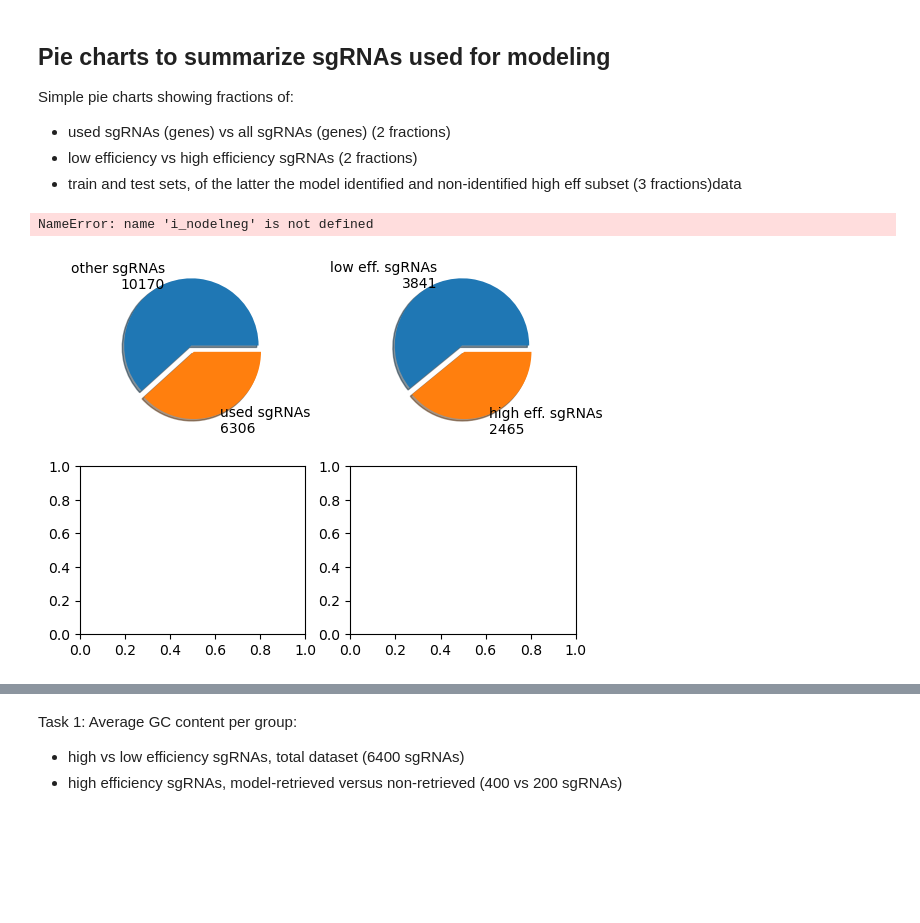
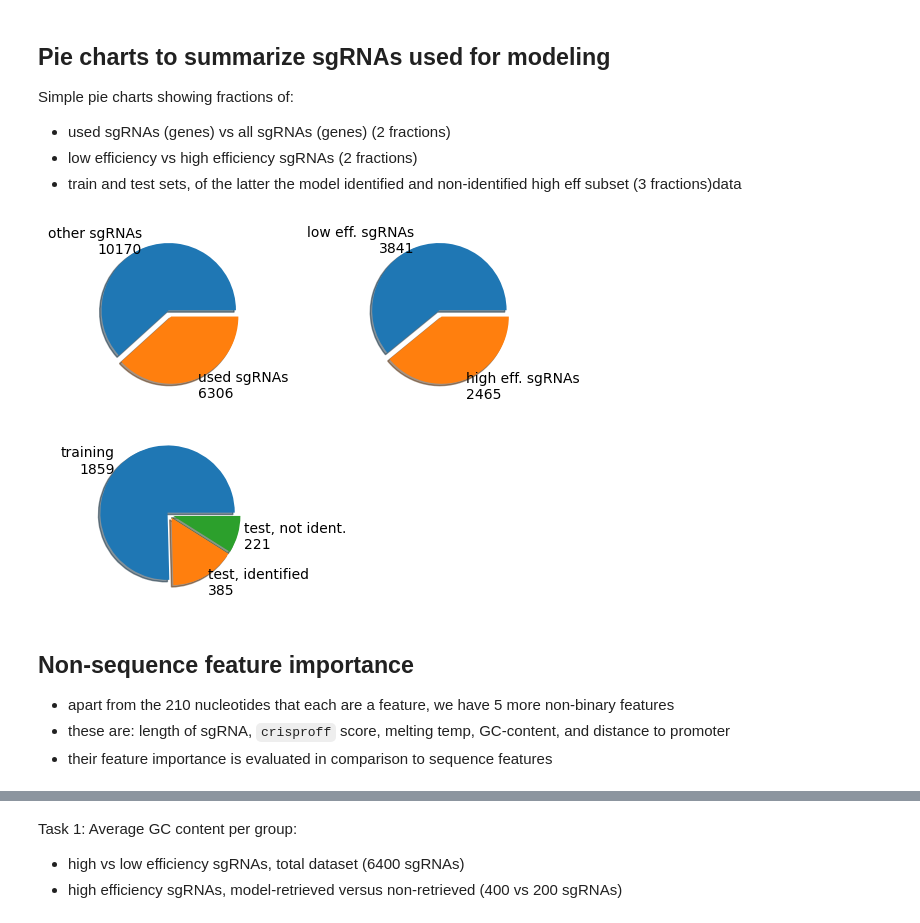
Before and after one commit to m-jahn/R-notebook-crispri-lib, a Jupyter notebook: sgRNA_library_V2/pipeline/sgRNA_ML_analysis.ipynb, the cells around one changed output, grey strips where cells are left out. Cells and saved outputs as stored; diff of their text form; code cells hidden in the pictures; blank space fills up the shorter version.

```diff
--- a/sgRNA_library_V2/pipeline/sgRNA_ML_analysis.ipynb
+++ b/sgRNA_library_V2/pipeline/sgRNA_ML_analysis.ipynb
@@ -87,5 +88,8 @@ Next, import the reference genome of *Synechocystis* sp. PCC 6803.
 # %%
-ref_genome = Bio.SeqIO.read("../data/input/Synechocystis_PCC6803_NC_000911.gbk", "genbank")
+from Bio.Seq import Seq
+ref_genome = Bio.SeqIO.parse("../data/input/Synechocystis_PCC6803_NC_000911.gbk", "genbank")
+ref_genome = list(ref_genome)
+ref_genome = Seq('N').join([i.seq for i in ref_genome])
 # %% [markdown]
 The next code chunk is important. It loops though the fasta database and, for each guide RNA:
 
@@ -95,8 +99,6 @@ The next code chunk is important. It loops though the fasta database and, for ea
 - extracts core sequence
 - extracts 10 nt leading and trailing sequences
 # %%
-fasta_db = [i for i in fasta_db][0:100]
-
 # adapters to remove
 fivep_adapter = "CAGTGATAGAGATACTGGGAGCTA"
 threep_adapter = "GTTTTAGAGCTAGAAATAGCAAGTTAAAAT"
@@ -110,11 +112,11 @@ fasta_df = pd.DataFrame(
 for fasta_record in fasta_db:
     threep_pos = fasta_record.seq.find(threep_adapter)
     sgrna = fasta_record.seq[len(fivep_adapter) : threep_pos]
-    if ref_genome.seq.find(sgrna) != -1:
+    if ref_genome.find(sgrna) != -1:
         sgrna_strand = 0
-        ref_genome_local = ref_genome.seq
+        ref_genome_local = ref_genome
     else:
-        ref_genome_local = ref_genome.reverse_complement().seq
+        ref_genome_local = ref_genome.reverse_complement()
         sgrna_strand = 1
     start_site = ref_genome_local.find(sgrna)
     end_site = start_site + len(sgrna)
@@ -334,0 +327,9 @@ fasta_df_reduced["seq_onehot"] = fasta_df_reduced.seq_total.apply(onehot)
+# %%
+array_other = fasta_df_reduced[["len_seq", "crisproff", "t_melt", "gc", "dist"]].to_numpy()
+from sklearn import preprocessing
+sklearn_scaler = preprocessing.StandardScaler().fit(array_other)
+array_other = sklearn_scaler.transform(array_other)
+
+# check mean and standard deviation
+print(array_other.mean(axis=0))
+print(array_other.std(axis=0))
@@ -341 +348,3 @@ array_target = fasta_df_reduced.efficiency_binned.to_numpy()
+# %%
+array_fasta = np.concatenate((array_fasta, array_other), axis=1)
 # %% [markdown]
@@ -827,33 +828,38 @@ fig, axs = plt.subplots(2, 2)
 # Pie 1: total vs used sgRNAs
 n_total_sgRNA = len(data.sgRNA.unique())
 n_used_sgRNA = len(data_reduced.sgRNA.unique())
 
 axs[0, 0].pie(
     [n_total_sgRNA-n_used_sgRNA, n_used_sgRNA],
     labels=['other sgRNAs\n{}'.format(n_total_sgRNA-n_used_sgRNA), 'used sgRNAs\n{}'.format(n_used_sgRNA)],
     shadow=True, explode=[0.05,0.05])
 
 # Pie 2: low vs high eff sgRNAs
 n_low_high_sgRNA = data_bin_sum.to_list()
 axs[0, 1].pie(
     n_low_high_sgRNA,
     labels=['low eff. sgRNAs\n{}'.format(n_low_high_sgRNA[0]), 'high eff. sgRNAs\n{}'.format(n_low_high_sgRNA[1])],
     shadow=True, explode=[0.05,0.05])
 
 # Pie 3: train and test set, test subdivided in ML+ and ML-
 n_train_test = [fasta_df_reduced.iloc[i_train].query('efficiency_binned=="1-high"').shape[0],
-    len(i_modelpos), len(i_nodelneg)]
+    len(i_modelpos), len(i_modelneg)]
 axs[1, 0].pie(
     n_train_test,
     labels=['training\n{}'.format(n_train_test[0]),
         'test, identified\n{}'.format(n_train_test[1]),
         'test, not ident.\n{}'.format(n_train_test[2])],
     shadow=True, explode=[0.05,0.05,0.05])
 
 # Hide last position
 axs[1, 1].axis('off')
 
 plt.savefig('../figures/piechart_ML.svg')
 # %% [output]
-NameError: name 'i_nodelneg' is not defined
-[figure, old version]
+[figure, new version]
+# %% [markdown]
+## Non-sequence feature importance
+
+- apart from the 210 nucleotides that each are a feature, we have 5 more non-binary features
+- these are: length of sgRNA, `crisproff` score, melting temp, GC-content, and distance to promoter
+- their feature importance is evaluated in comparison to sequence features
```
Also changed, not shown: parts of 50 cells of this notebook, 1 other file.
